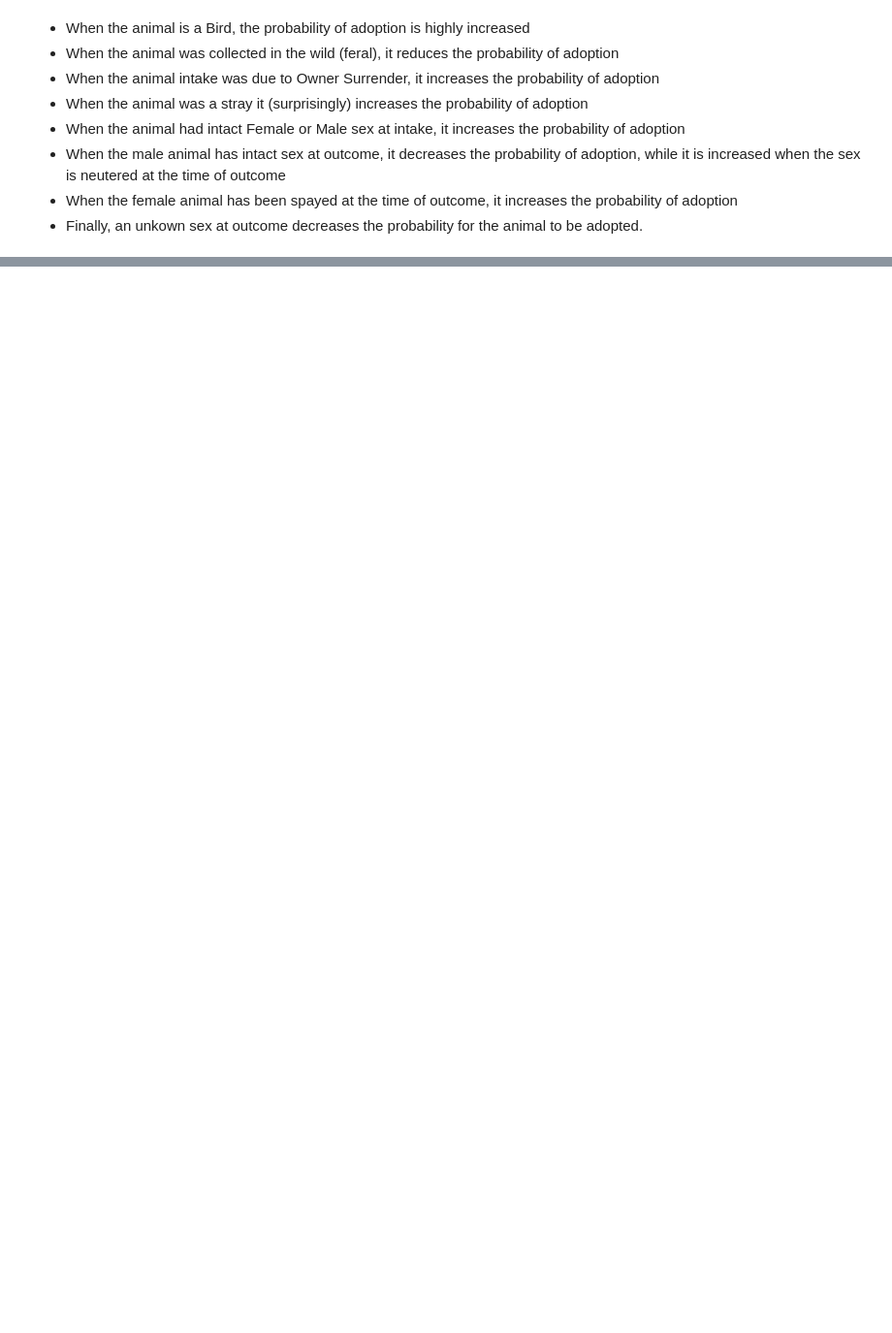
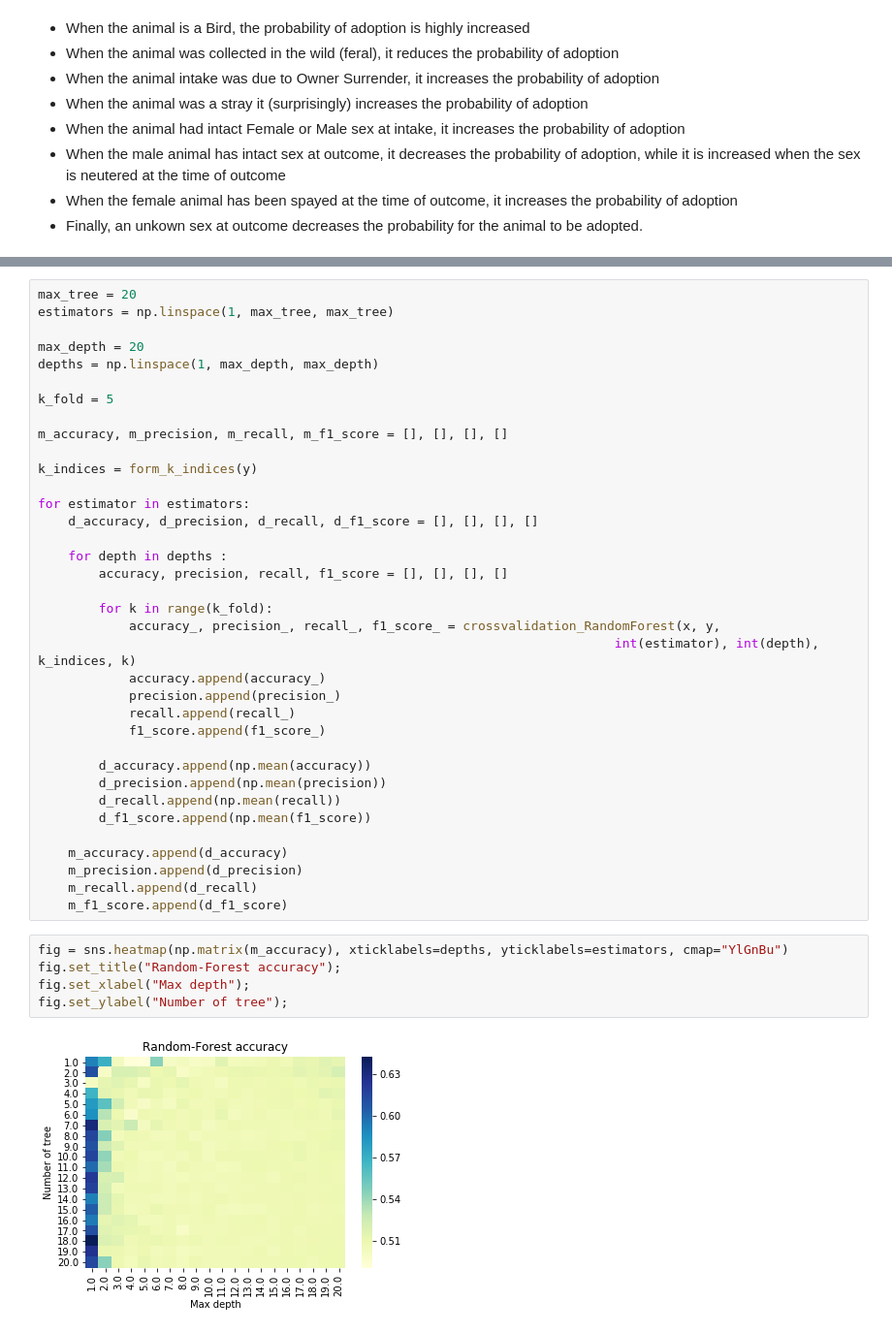
Before and after one commit to vbruttin/ada_homeworks, a Jupyter notebook: Homework4.ipynb, the cells around one changed output, grey strips where cells are left out. Shown at 97% size. Saved outputs shown, nothing was run; the diff lists cells and outputs as text; blank space fills up the shorter version.

```diff
--- a/Homework4.ipynb
+++ b/Homework4.ipynb
@@ -437,0 +457,43 @@ array([[ 3.52652746, -1.62411408,  2.60706656,  1.65932029,  1.89609777,
+# %%
+max_tree = 20
+estimators = np.linspace(1, max_tree, max_tree)
+
+max_depth = 20
+depths = np.linspace(1, max_depth, max_depth)
+
+k_fold = 5
+
+m_accuracy, m_precision, m_recall, m_f1_score = [], [], [], []
+
+k_indices = form_k_indices(y)
+
+for estimator in estimators:
+    d_accuracy, d_precision, d_recall, d_f1_score = [], [], [], []
+
+    for depth in depths :
+        accuracy, precision, recall, f1_score = [], [], [], []
+
+        for k in range(k_fold):
+            accuracy_, precision_, recall_, f1_score_ = crossvalidation_RandomForest(x, y,
+                                                                            int(estimator), int(depth), k_indices, k)
+            accuracy.append(accuracy_)
+            precision.append(precision_)
+            recall.append(recall_)
+            f1_score.append(f1_score_)
+
+        d_accuracy.append(np.mean(accuracy))
+        d_precision.append(np.mean(precision))
+        d_recall.append(np.mean(recall))
+        d_f1_score.append(np.mean(f1_score))
+
+    m_accuracy.append(d_accuracy)
+    m_precision.append(d_precision)
+    m_recall.append(d_recall)
+    m_f1_score.append(d_f1_score)
+# %%
+fig = sns.heatmap(np.matrix(m_accuracy), xticklabels=depths, yticklabels=estimators, cmap="YlGnBu")
+fig.set_title("Random-Forest accuracy");
+fig.set_xlabel("Max depth");
+fig.set_ylabel("Number of tree");
+# %% [output]
+[figure, added]
```
Also changed, not shown: parts of 14 cells of this notebook.
